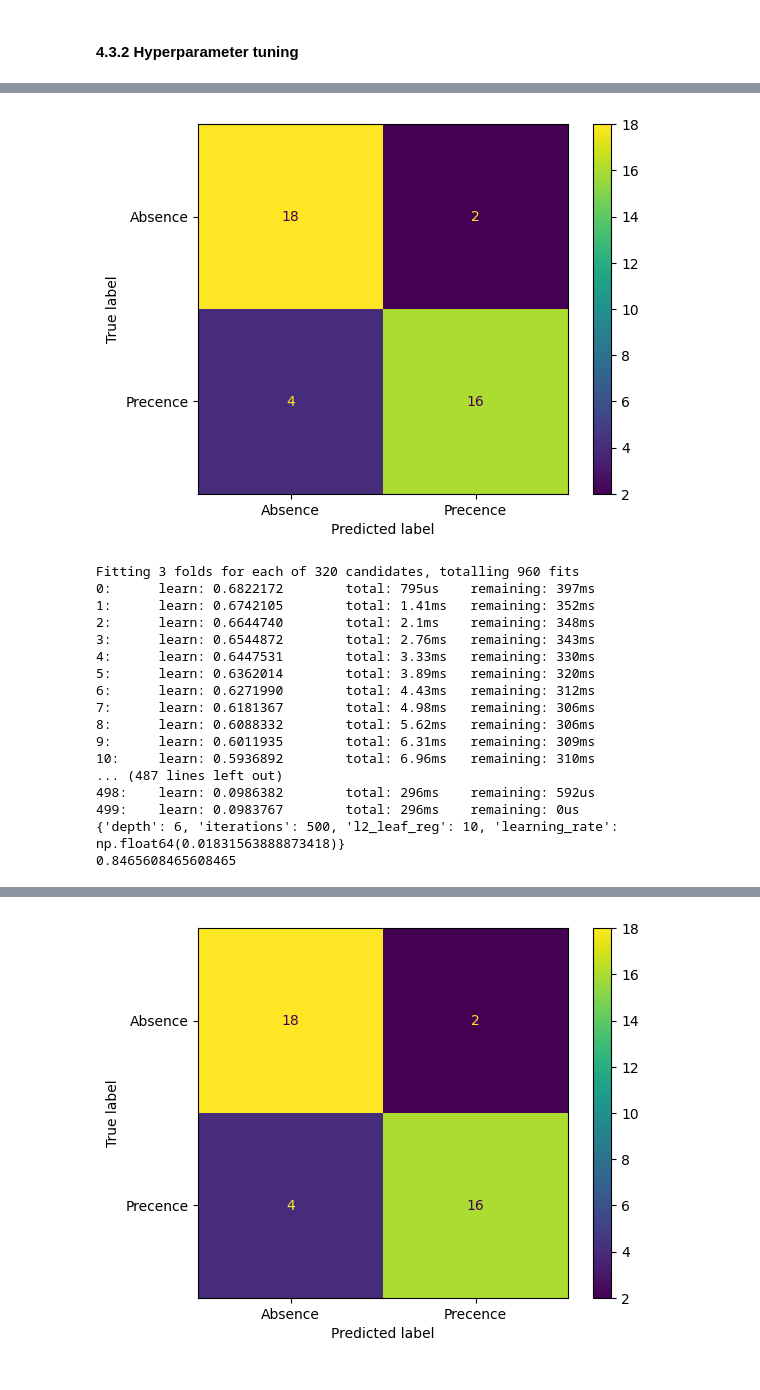
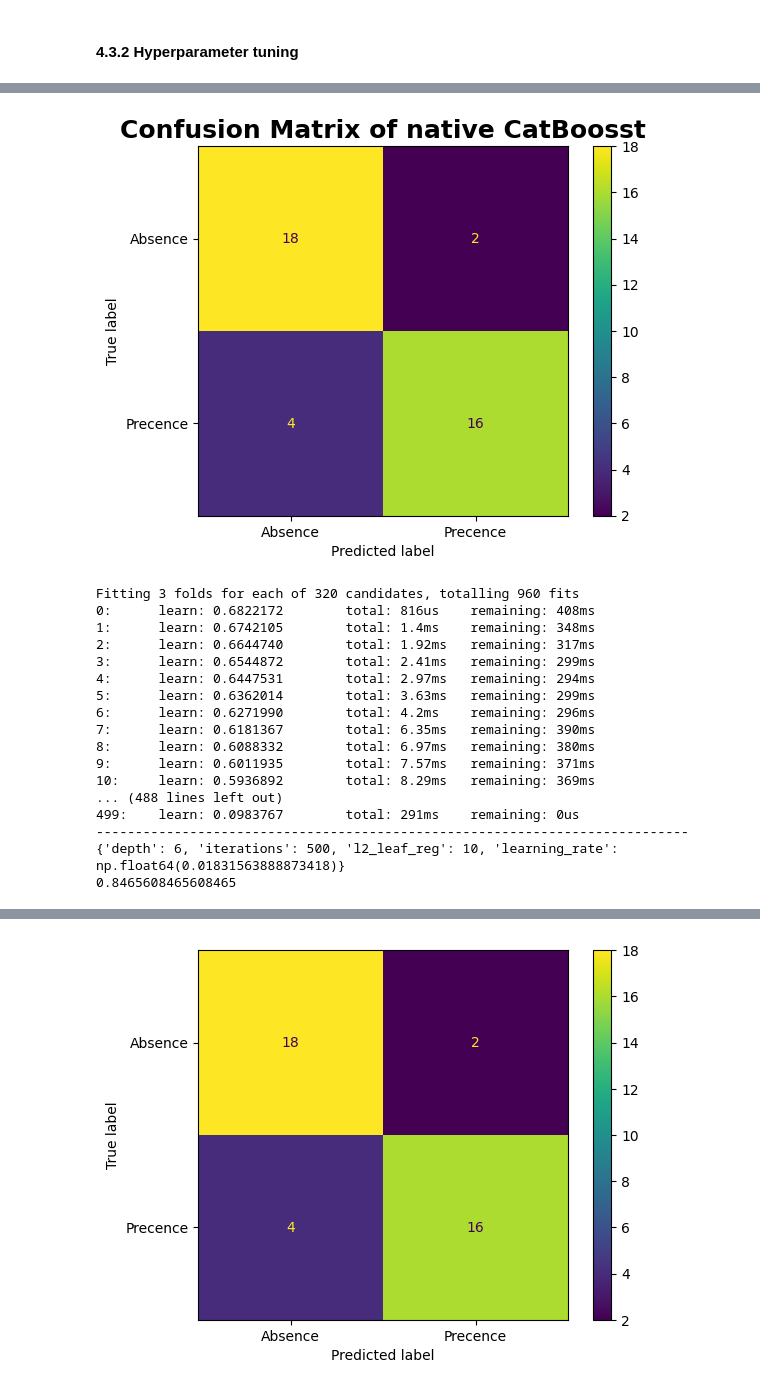
Before and after one commit to micheleishere/CO2, a Jupyter notebook: Project_CO2_main.ipynb, the cells around one changed output, grey strips where cells are left out. Drawn from its saved outputs; the diff is of its cells as text; code cells hidden in the pictures.

```diff
--- a/Project_CO2_main.ipynb
+++ b/Project_CO2_main.ipynb
@@ -519,10 +519,15 @@ Learning rate set to 0.005058
 <catboost.core.CatBoostClassifier at 0x...>
 # %%
-# without tuning
 validation_pred_native = cat.predict(validation_X)
+
+# evaluate
+class_nativ = classification_report(validation_y, validation_pred_native, output_dict=True)
+
+# confusion matrix
 cm = confusion_matrix(validation_y,validation_pred_native)
-display = ConfusionMatrixDisplay(confusion_matrix = cm, display_labels=["Absence","Precence"])
+display = ConfusionMatrixDisplay(confusion_matrix = cm, display_labels=["Absence","Precence"], normalize= True)
 display.plot()
+plt.title("Confusion Matrix of native CatBoosst", weight = "bold", size = 18)
 plt.show()
 # %% [output]
-[figure, old version]
+[figure, new version]
@@ -537,27 +542,29 @@ param_grid = {
     'l2_leaf_reg': [1, 3, 5, 7, 10]
 }
 # %%
-# used RandomizedSearchCV due to time
+# GridSearch due to better result than RandomSearch
+
 grid_search = GridSearchCV(cat, param_grid, n_jobs = -1, cv = 3, verbose = 1)
 cat_grid_search = grid_search.fit(train_X, train_y)
+print("----------------------------------------------------------------------------")
 print(cat_grid_search.best_params_)
 print(cat_grid_search.best_score_)
 # %% [output]
 Fitting 3 folds for each of 320 candidates, totalling 960 fits
-0:      learn: 0.6822172        total: 795us    remaining: 397ms
-1:      learn: 0.6742105        total: 1.41ms   remaining: 352ms
-2:      learn: 0.6644740        total: 2.1ms    remaining: 348ms
-3:      learn: 0.6544872        total: 2.76ms   remaining: 343ms
-4:      learn: 0.6447531        total: 3.33ms   remaining: 330ms
-5:      learn: 0.6362014        total: 3.89ms   remaining: 320ms
-6:      learn: 0.6271990        total: 4.43ms   remaining: 312ms
-7:      learn: 0.6181367        total: 4.98ms   remaining: 306ms
-8:      learn: 0.6088332        total: 5.62ms   remaining: 306ms
-9:      learn: 0.6011935        total: 6.31ms   remaining: 309ms
-10:     learn: 0.5936892        total: 6.96ms   remaining: 310ms
-... (487 lines left out)
-498:    learn: 0.0986382        total: 296ms    remaining: 592us
-499:    learn: 0.0983767        total: 296ms    remaining: 0us
+0:      learn: 0.6822172        total: 816us    remaining: 408ms
+1:      learn: 0.6742105        total: 1.4ms    remaining: 348ms
+2:      learn: 0.6644740        total: 1.92ms   remaining: 317ms
+3:      learn: 0.6544872        total: 2.41ms   remaining: 299ms
+4:      learn: 0.6447531        total: 2.97ms   remaining: 294ms
+5:      learn: 0.6362014        total: 3.63ms   remaining: 299ms
+6:      learn: 0.6271990        total: 4.2ms    remaining: 296ms
+7:      learn: 0.6181367        total: 6.35ms   remaining: 390ms
+8:      learn: 0.6088332        total: 6.97ms   remaining: 380ms
+9:      learn: 0.6011935        total: 7.57ms   remaining: 371ms
+10:     learn: 0.5936892        total: 8.29ms   remaining: 369ms
+... (488 lines left out)
+499:    learn: 0.0983767        total: 291ms    remaining: 0us
+----------------------------------------------------------------------------
 {'depth': 6, 'iterations': 500, 'l2_leaf_reg': 10, 'learning_rate': np.float64(0.01831563888873418)}
 0.8465608465608465
 # %%
```
Also changed, not shown: parts of 14 cells of this notebook, 3 other files.
